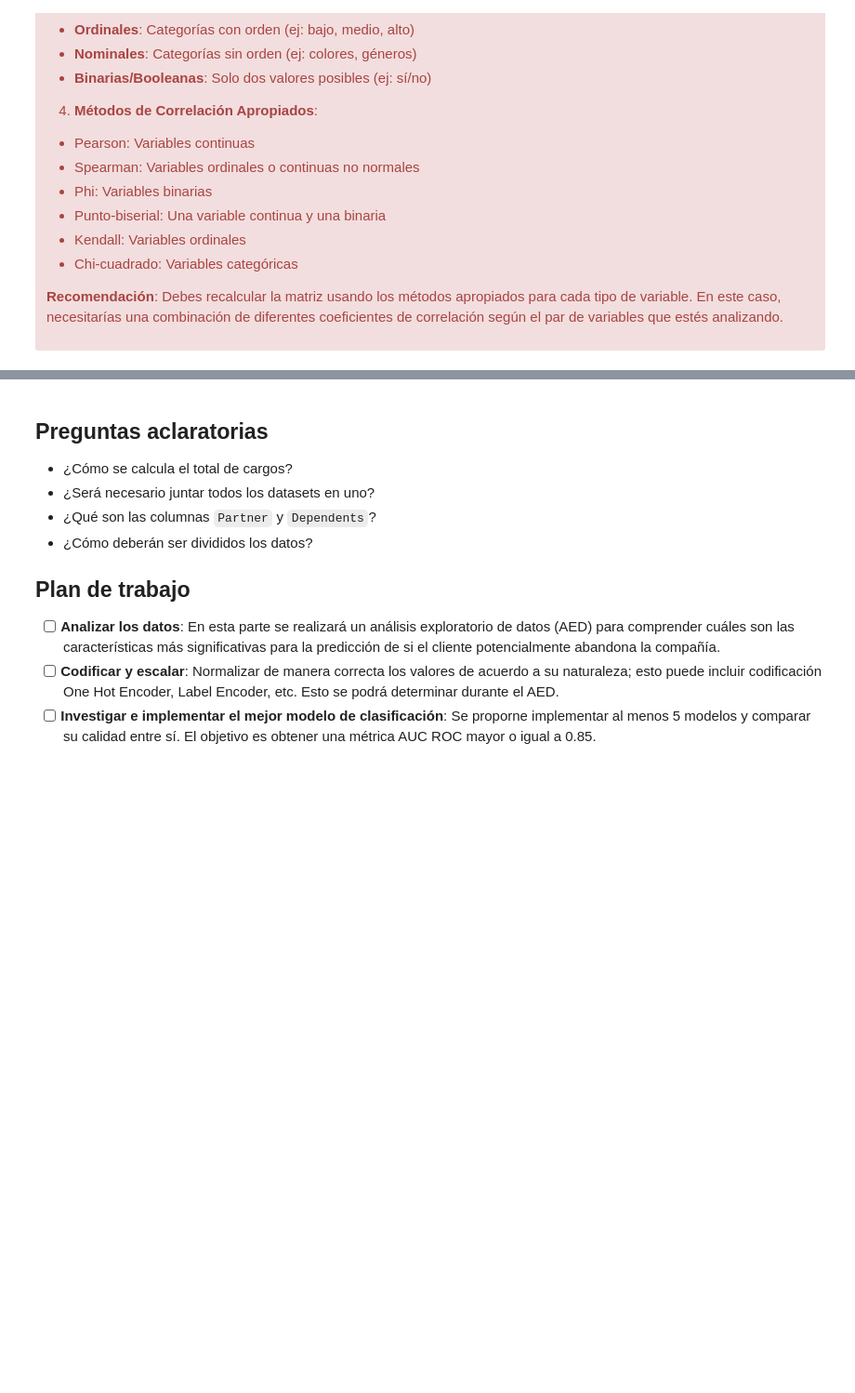
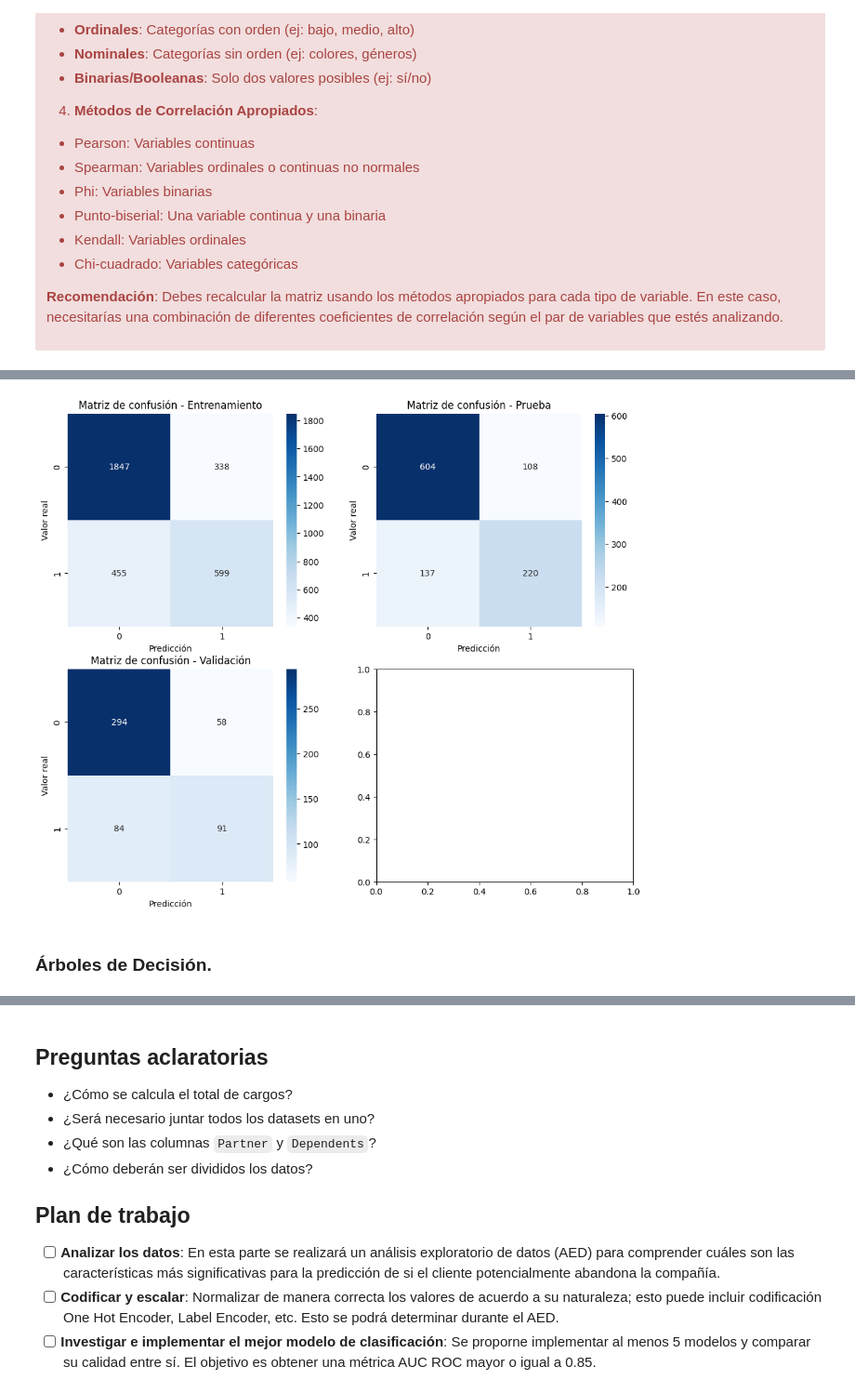
Before and after one commit to rodo-nunez/client_leack_prediction, a Jupyter notebook: telecom.ipynb, the cells around one changed output, grey strips where cells are left out. Shown at 93% size. Saved outputs shown, nothing was run; the diff lists cells and outputs as text; code cells hidden in the pictures; blank space fills up the shorter version.

```diff
--- a/telecom.ipynb
+++ b/telecom.ipynb
@@ -483,0 +659,2 @@ Debes recalcular la matriz usando los métodos apropiados para cada tipo de vari
+# %%
+X = X_scaled
@@ -483,0 +698,3 @@ Debes recalcular la matriz usando los métodos apropiados para cada tipo de vari
+# %%
+model = LogisticRegression()
+model.fit(X_train,y_train)
@@ -483,0 +703,4 @@ Debes recalcular la matriz usando los métodos apropiados para cada tipo de vari
+# %%
+y_pred_train = model.predict(X_train)
+y_pred_test = model.predict(X_test)
+y_pred_valid = model.predict(X_valid)
@@ -483,0 +723,28 @@ Debes recalcular la matriz usando los métodos apropiados para cada tipo de vari
+# %%
+def confussion_matrix_multiplot():
+
+    fig, axes = plt.subplots(2, 2, figsize=(12, 10))
+    axes = axes.flatten()
+
+    sns.heatmap(confusion_matrix(y_train, y_pred_train), annot=True, cmap='Blues', fmt='g', ax=axes[0])
+    axes[0].set_title("Matriz de confusión - Entrenamiento")
+    axes[0].set_xlabel("Predicción")
+    axes[0].set_ylabel("Valor real")
+
+    sns.heatmap(confusion_matrix(y_test, y_pred_test), annot=True, cmap='Blues', fmt='g', ax=axes[1])
+    axes[1].set_title("Matriz de confusión - Prueba")
+    axes[1].set_xlabel("Predicción")
+    axes[1].set_ylabel("Valor real")
+
+    sns.heatmap(confusion_matrix(y_valid, y_pred_valid), annot=True, cmap='Blues', fmt='g', ax=axes[2])
+    axes[2].set_title("Matriz de confusión - Validación")
+    axes[2].set_xlabel("Predicción")
+    axes[2].set_ylabel("Valor real")
+
+    plt.show()
+# %%
+confussion_matrix_multiplot()
+# %% [output]
+[figure, added]
+# %% [markdown]
+### Árboles de Decisión.
```
Also changed, not shown: parts of 37 cells of this notebook.
